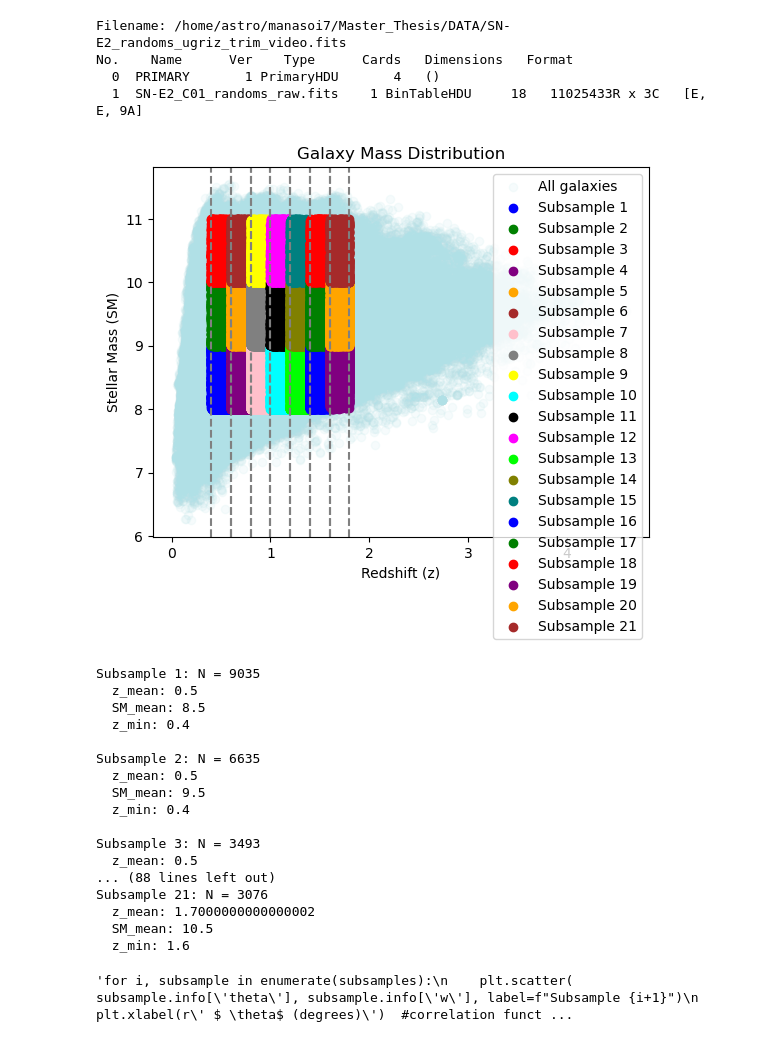
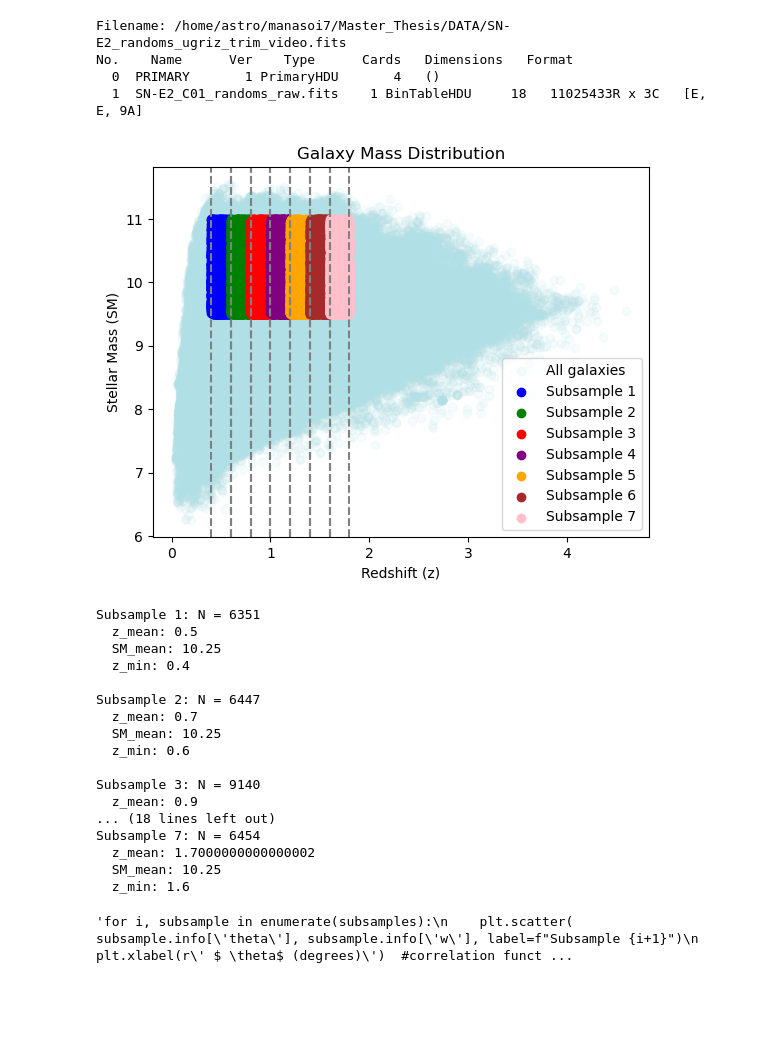
Before and after one commit to OtiliaIrina/Master_Thesis, a Jupyter notebook: SN-E2.ipynb, the cells around one changed output. Cells and saved outputs as stored; diff of their text form; code cells hidden in the pictures; blank space fills up the shorter version.

```diff
--- a/SN-E2.ipynb
+++ b/SN-E2.ipynb
@@ -107,10 +107,10 @@ class Subsample:
 # Define z and SM ranges
 z_values = np.array([ 0.4,0.6,0.8, 1.0, 1.2, 1.4,1.6,1.8])
 
-#SM_range = np.linspace(9.5, 11, num=2) # High SM
+SM_range = np.linspace(9.5, 11, num=2) # High SM
 #SM_range = np.linspace(8, 9.5, num=2) #Low SM
 
-SM_range = np.linspace(8, 11, num=4)
+#SM_range = np.linspace(8, 11, num=4) # diff Sm
 
 
 
@@ -160,50 +160,50 @@ for i in range(len(z_values) - 1):
     z_max = z_values[i + 1]
     plt.axvline(z_min, linestyle='--', color='gray')
     plt.axvline(z_max, linestyle='--', color='gray')
 
 plt.xlabel('Redshift (z)')
 plt.ylabel('Stellar Mass (SM)')
 plt.title('Galaxy Mass Distribution')
 plt.legend()
 plt.show()
 
 # Create SkyCoord catalogs for subsamples
 catalogs = []
 
 for subsample in subsamples:
     subset = subsample.apply(t)
     catalog = t[subset]
     #catalog = SkyCoord(ra=ra_subset * u.deg, dec=dec_subset * u.deg)
 
     catalogs.append(catalog)
 
 # Print number of galaxies in each subsample
 for i, subsample in enumerate(subsamples):
     N = len(catalogs[i])
 
     print(f"Subsample {i+1}: N = {N}")
     print(f"  z_mean: {subsample.info['z_mean']}")
     print(f"  SM_mean: {subsample.info['SM_mean']}")
     print(f"  z_min: {subsample.info['z_min']}")
     print()
 # %% [output]
-[figure, old version]
+[figure, new version]
-Subsample 1: N = 9035
+Subsample 1: N = 6351
   z_mean: 0.5
-  SM_mean: 8.5
+  SM_mean: 10.25
   z_min: 0.4
 
-Subsample 2: N = 6635
-  z_mean: 0.5
-  SM_mean: 9.5
-  z_min: 0.4
+Subsample 2: N = 6447
+  z_mean: 0.7
+  SM_mean: 10.25
+  z_min: 0.6
 
-Subsample 3: N = 3493
-  z_mean: 0.5
-... (88 lines left out)
-Subsample 21: N = 3076
+Subsample 3: N = 9140
+  z_mean: 0.9
+... (18 lines left out)
+Subsample 7: N = 6454
   z_mean: 1.7000000000000002
-  SM_mean: 10.5
+  SM_mean: 10.25
   z_min: 1.6
 # %%
 
```
Also changed, not shown: parts of 20 cells of this notebook, 17 other files.
